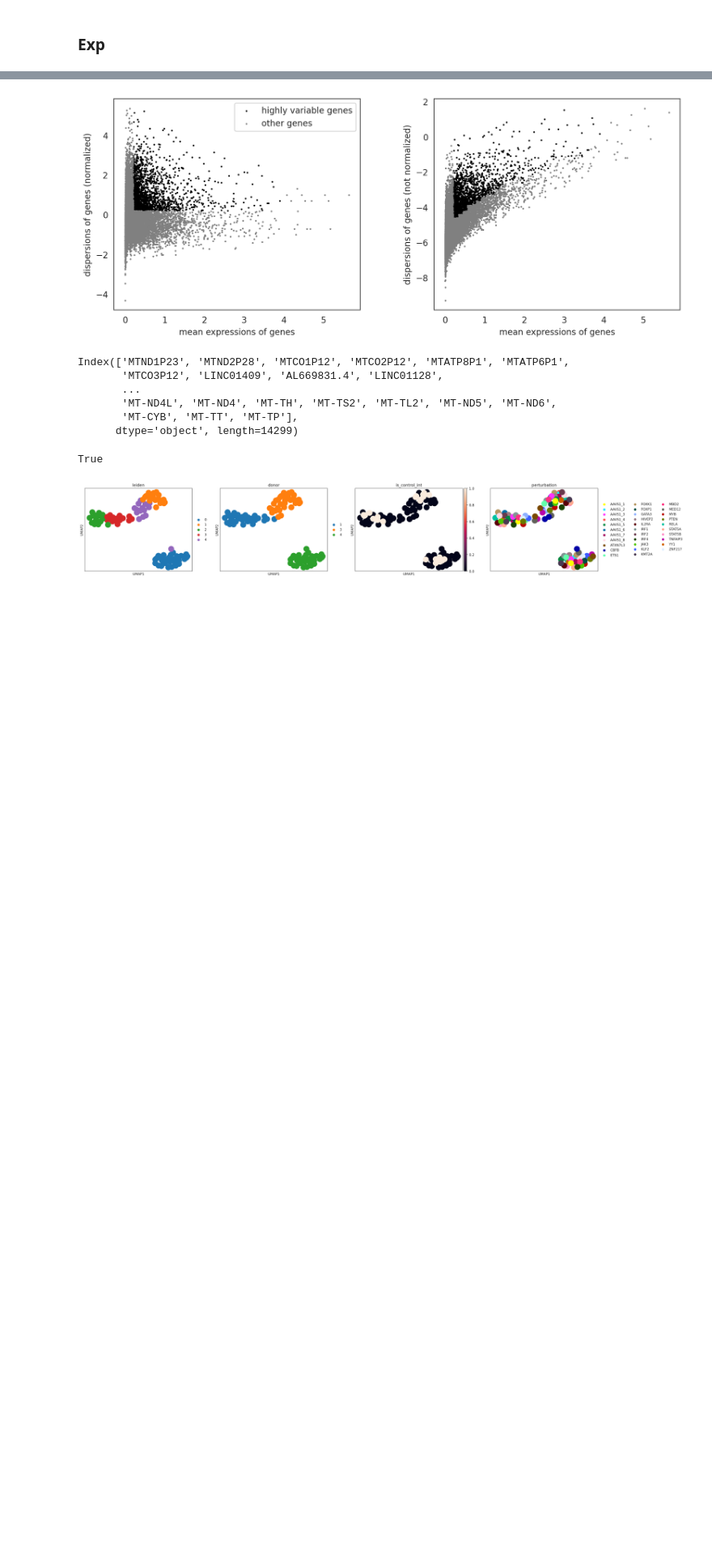
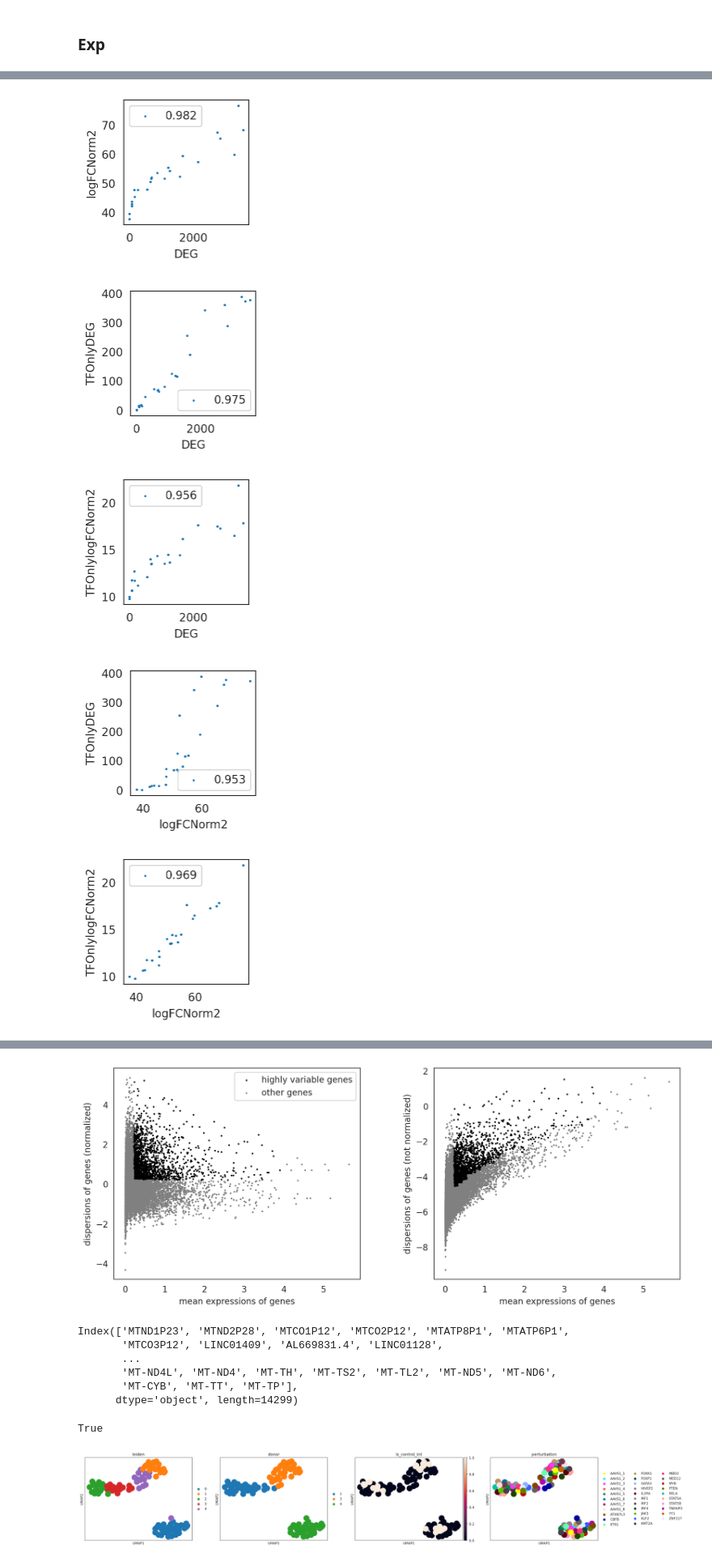
Before and after one commit to ekernf01/perturbation_data, a Jupyter notebook: setup/freimer.ipynb, the cells around one changed output, grey strips where cells are left out. Shown at 81% size. Cells and saved outputs as stored; diff of their text form; code cells hidden in the pictures; blank space fills up the shorter version.

```diff
--- a/setup/freimer.ipynb
+++ b/setup/freimer.ipynb
@@ -196,0 +267,9 @@ expression_quantified.obs[ "pearsonCorr"] = correlations[1]
+# %%
+metricOfInterest = ["DEG", "logFCNorm2", "TFOnlyDEG", "TFOnlylogFCNorm2"]
+ingestion.checkPerturbationEffectMetricCorrelation(expression_quantified, metrics=metricOfInterest)
+# %% [output]
+[figure, added]
+[figure, added]
+[figure, added]
+[figure, added]
+[figure, added]
```
Also changed, not shown: parts of 21 cells of this notebook, 6 other files.
